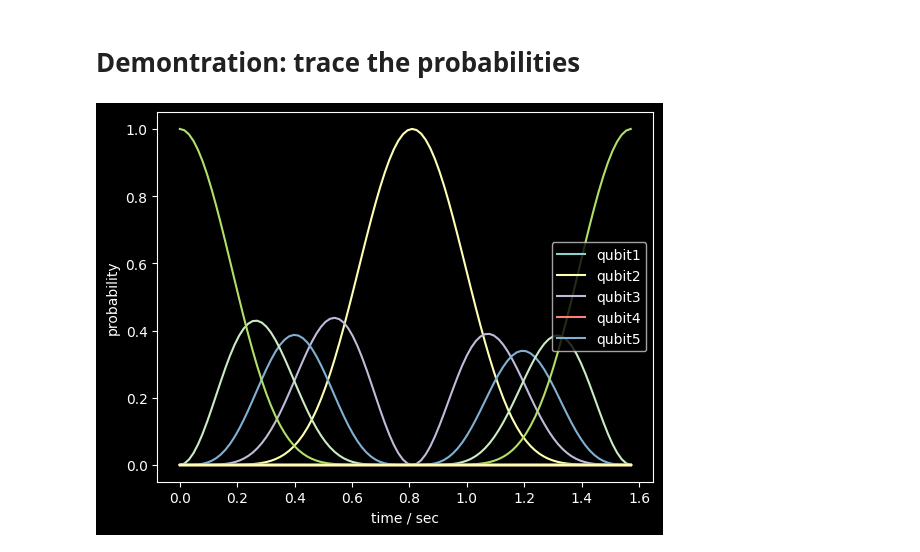
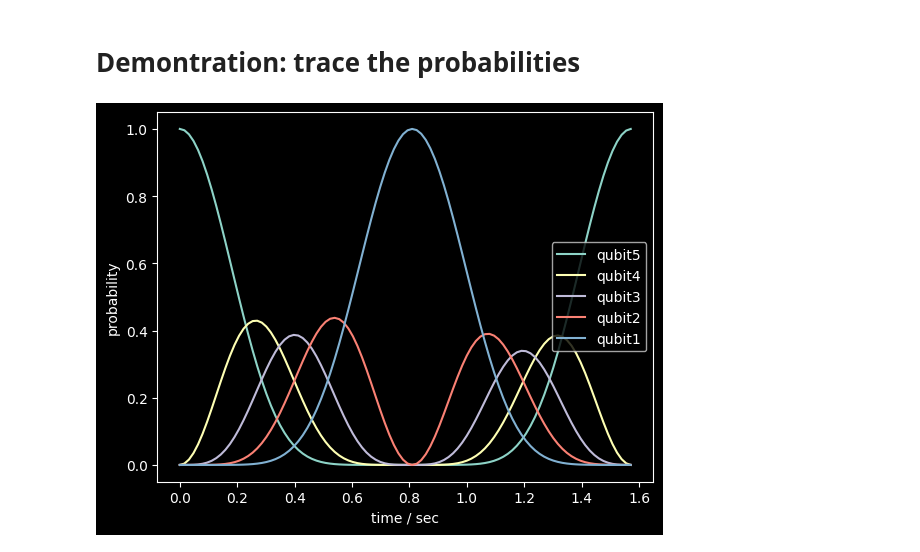
Before and after one commit to FelixXu35/Public_Projects, a Jupyter notebook: qiskit_evolution.ipynb, the cells around one changed output. Drawn from its saved outputs; the diff is of its cells as text; code cells hidden in the pictures.

```diff
--- a/qiskit_evolution.ipynb
+++ b/qiskit_evolution.ipynb
@@ -30,10 +37,4 @@ In natural units, $\hbar=1$.
 # %%
-from qiskit import QuantumCircuit, Aer
-from qiskit.quantum_info import Statevector, DensityMatrix
-import numpy as np
-from scipy.constants import hbar
-import matplotlib.pyplot as plt
-
 def time_evo(N, t, n, fig_plot=False, prob=False): # symbols are exactly the same as above
     """
     calcuate the time evolution following the Hamiltonian above
@@ -61,7 +62,11 @@ def time_evo(N, t, n, fig_plot=False, prob=False): # symbols are exactly the sam
         display(qc.draw('mpl'))
 
     if prob == True:
-        return list(np.abs(Statevector(qc))**2)
+        prob_moment = []
+        for i in range(N):
+            z_ops = Operator.from_label(i*'I'+'Z'+(N-1-i)*'I') # computational basis
+            prob_moment.append((1-Statevector(qc).expectation_value(z_ops))/2)
+        return prob_moment
 
     # calculate the expected value
     epct_vle = 0
@@ -115,12 +120,12 @@ plt.show()
 # %%
 prob_trace = []
 time = np.linspace(0, np.pi/2, 100)
 for t in time:
     prob_trace.append(time_evo(5, t, 50, fig_plot=False, prob=True))
 plt.plot(time, prob_trace)
 plt.xlabel("time / sec")
 plt.ylabel("probability")
-plt.legend(["qubit1", "qubit2", "qubit3", "qubit4", "qubit5"], loc=5)
+plt.legend(["qubit5", "qubit4", "qubit3", "qubit2", "qubit1"], loc=5)
 plt.show()
 # %% [output]
-[figure, old version]
+[figure, new version]
```
Also changed, not shown: parts of 1 cell of this notebook.
